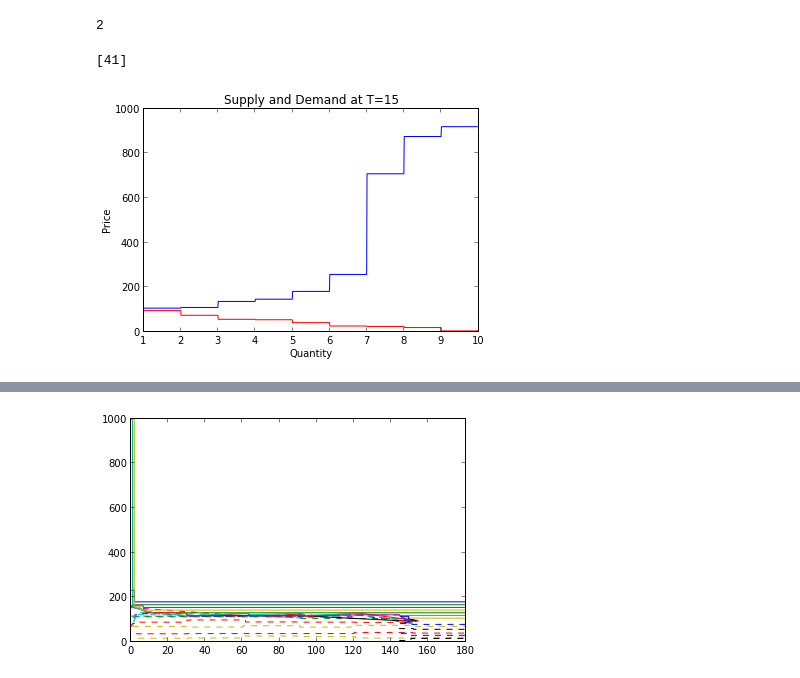
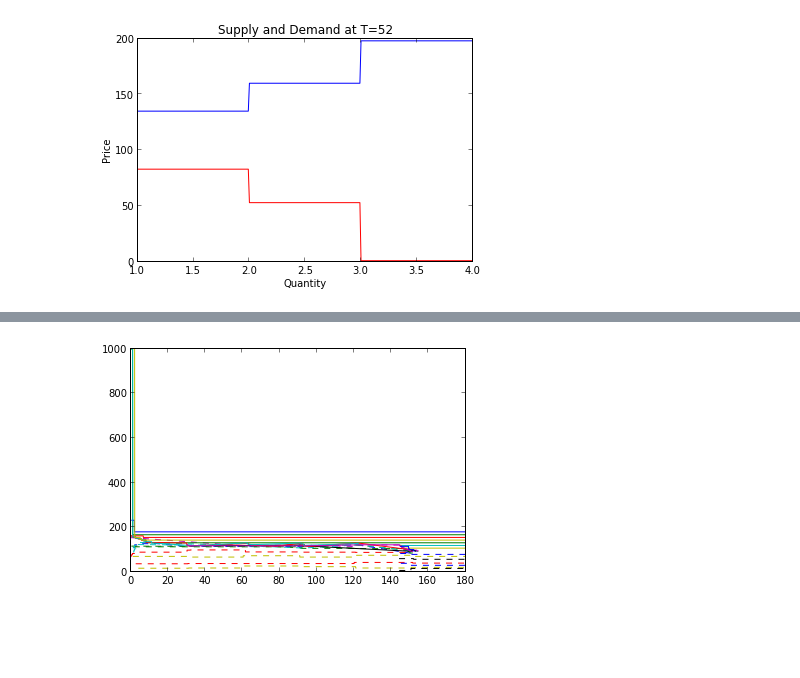
Before and after one commit to smdowl/BSETrader, a Jupyter notebook: Supply and Demand curves.ipynb, the cells around one changed output, grey strips where cells are left out. Saved outputs shown, nothing was run; the diff lists cells and outputs as text; code cells hidden in the pictures; blank space fills up the shorter version.

Commit message:
Added supply demand for customer orders Started on AA

```diff
--- a/Supply and Demand curves.ipynb
+++ b/Supply and Demand curves.ipynb
@@ -13,0 +1,11 @@ sorted(range(1,10), reverse=True)
+# %%
+from DataTracking import *
+import json
+
+with open('customer_orders.json') as order_file:
+    lines = order_file.readlines()
+    for line in lines:
+        values = json.loads(line)
+value=values[16]
+curve = SupplyAndDemandCurve(value['time'],value['Bid'],value['Ask'])
+curve.plot()
@@ -14,7 +14,2 @@ sorted(range(1,10), reverse=True)
 # %%
 supply = numpy.transpose(numpy.array([range(1,numpy.size(asks)+1),asks]))
-# %%
-import random
-random.randint(0,2)
-# %% [output]
-2
@@ -23,24 +16,28 @@ orders = {'hi':41}
-# %%
-orders.values()
-# %% [output]
-[41]
 # %%
 from DataTracking import SupplyAndDemandCurve
 import json
 
 curves = []
 
 with open('charts.json') as curve_file:
     lines = curve_file.readlines()
     for line in lines:
         curve_def = json.loads(line)
         curve = SupplyAndDemandCurve(curve_def['time'],curve_def['bids'],curve_def['asks'])
 
         curves.append(curve)
 
+with open('customer_orders.json') as order_file:
+    lines = order_file.readlines()
+    for line in lines:
+        values = json.loads(line)
 
-curves[4].plot()
+curve = curves[16]
+value=values[16]
+
+curve.plot()
+
         #for curve in curves:
 #    curve.plot()
 # %% [output]
-[figure, old version]
+[figure, new version]
```
Also changed, not shown: parts of 9 cells of this notebook, 5 other files.
